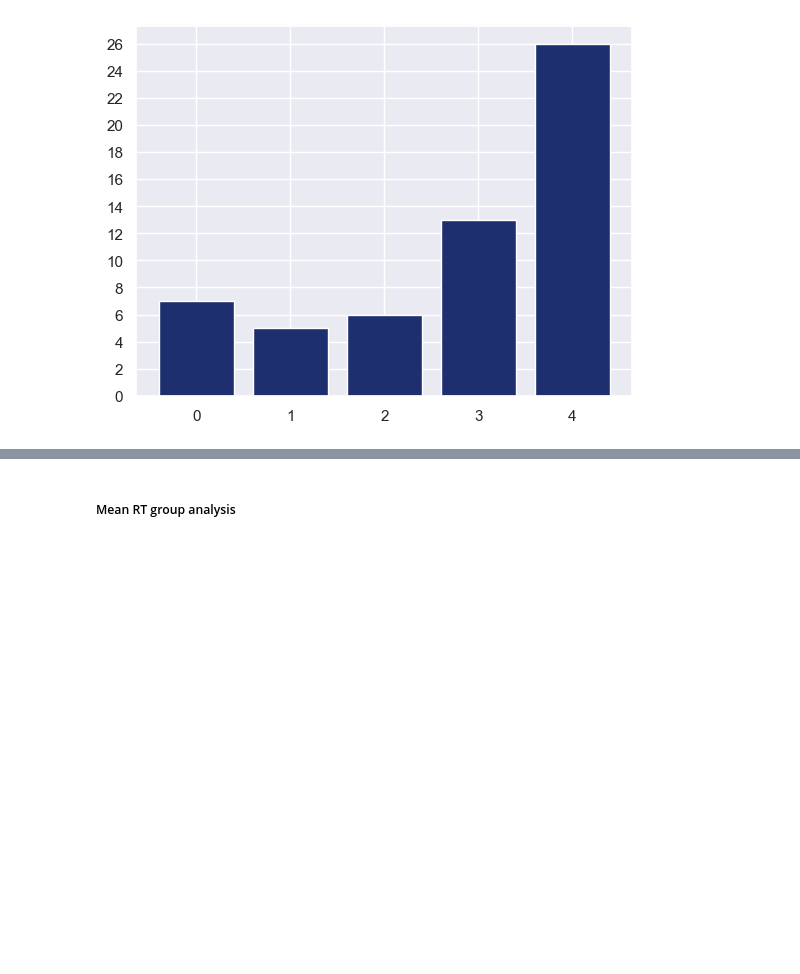
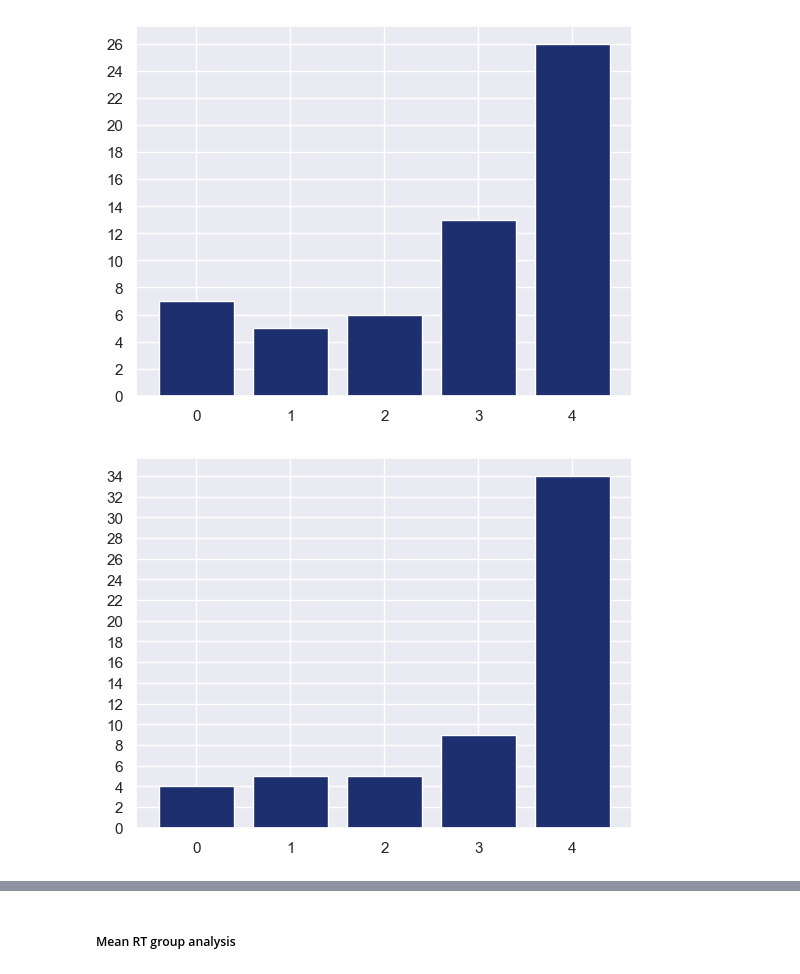
Before and after one commit to ruffgroup/multlearn, a Jupyter notebook: Modelling/Data analysis/accuracy_plots.ipynb, the cells around one changed output, grey strips where cells are left out. Drawn from its saved outputs; the diff is of its cells as text; code cells hidden in the pictures; blank space fills up the shorter version.

```diff
--- a/Modelling/Data analysis/accuracy_plots.ipynb
+++ b/Modelling/Data analysis/accuracy_plots.ipynb
@@ -257,6 +260,10 @@ learning("all", cutoff=0.55)
 learning(mode="skip")
 # %% [output]
 [figure]
+# %%
+learning(mode="skip", cutoff=.55)
+# %% [output]
+[figure, added]
 # %%
 learning(mode="split")
 # %% [output]
```
Also changed, not shown: parts of 6 cells of this notebook.
